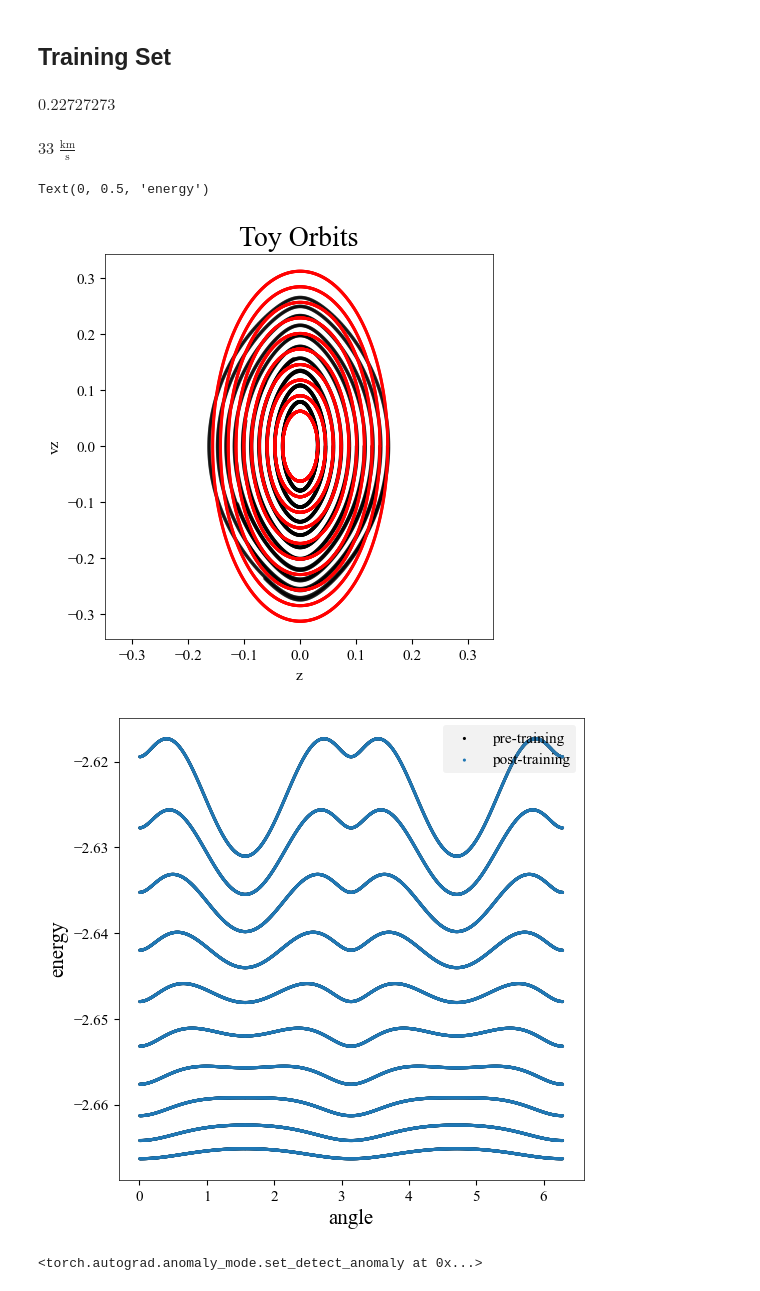
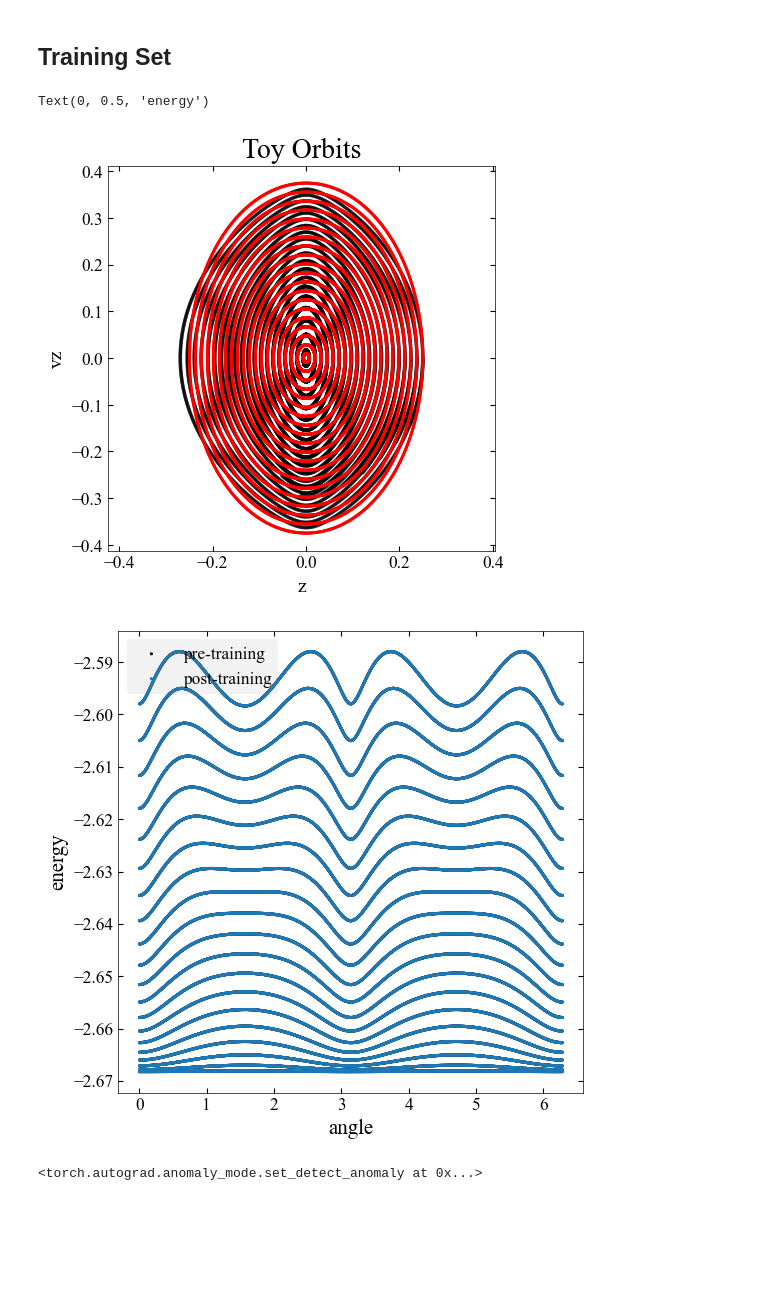
Before and after one commit to sgpfaff/orbitflows, a Jupyter notebook: realistic_exploration_1D/train_and_evaluate.ipynb, the cells around one changed output. Saved outputs shown, nothing was run; the diff lists cells and outputs as text; code cells hidden in the pictures; blank space fills up the shorter version.

Commit message:
Add load/save mechanism. Implement and train on realistic potential

```diff
--- a/realistic_exploration_1D/train_and_evaluate.ipynb
+++ b/realistic_exploration_1D/train_and_evaluate.ipynb
@@ -36,6 +33,6 @@ def isoDiskPotential(x, amp=1, sigma=0.1):
 # %%
 omega = 1 # verticalfreq(galpy_MW14,8 * u.kpc) / (2 * torch.pi)
-MW14_1D = partial(MWPotential2014, R=1.0)#(zlist/ro.value)
+MW14_1D = MWPotential2014_1D #partial(MWPotential2014, R=1.0)#(zlist/ro.value)
 # offset = torch.min(potential_values)
 # MW14_1D = lambda z : partial(MWPotential2014, R=1.0)(z) #- offset # define 1D potential
 
@@ -50,7 +47,7 @@ MN_1D = partial(MiyamotoNagaiPotential, R=1.0)#(zlist/ro.value)
 
 plt.figure(figsize=(8, 6))
 plt.plot(zlist, MW14_1D(zlist), c='r', label='MWPotential2014 (R=8 kpc)', lw=2)
-plt.plot(zlist, isoDiskPotential(zlist), c='k', linestyle='-', lw=2, alpha=1, label='IsoDiskPotential')
+plt.plot(zlist, of.isoDiskPotential(zlist), c='k', linestyle='-', lw=2, alpha=1, label='IsoDiskPotential')
 plt.plot(zlist, NFW_1D(zlist), c='b', linestyle='-', lw=2, alpha=1, label='NFW Potential (R=8 kpc)')
 plt.plot(zlist, MN_1D(zlist), c='green', linestyle='-', lw=2, alpha=1, label='Miyamoto Nagai Potential (R=8 kpc)')
 plt.plot(zlist, (omega * zlist)**2, label='SHO', linestyle='--', lw=3, alpha=0.5)
@@ -77,0 +92,15 @@ model.flow = model.flow.double()
+# %%
+# initialize model
+omega0 = 1.5 #verticalfreq(galpy_MW14,1.0) #/ (2 * torch.pi)
+model = HamiltonianMappingModel(
+    targetPotential=MW14_1D,
+    omega=omega0,
+    input_dim=2,
+    num_layers=4,
+    layer_class=SymplecticCouplingLayer,
+    conditioner=SimpleNNConditioner,
+    conditioner_args={
+        'num_layers' : 2,
+        'projection_dims' : 64,}
+    )
+model.flow = model.flow.double()
@@ -87,47 +153,39 @@ Flow(
 )
 # %% [markdown]
 ## Training Set
-# %%
-(50 * vo.unit) / vo
-# %% [output]
-$0.22727273 \; \mathrm{}$
-# %%
-0.15 * vo
-# %% [output]
-$33 \; \mathrm{\frac{km}{s}}$
 # %%
 from galpy.potential import verticalfreq
 import numpy as np
 
-n_actions = 10
+n_actions = 20
 n_angles = 1000
-training_ps, training_aa = of.generate_sho_orbits(num_orbits=n_actions, omega=omega0, t_end = 2*torch.pi / omega0, n_steps=n_angles, r_bounds=torch.tensor([0.25, 1.25])/ro.value)
+training_ps, training_aa = of.generate_sho_orbits(num_orbits=n_actions, omega=omega0, t_end = 2*torch.pi / omega0, n_steps=n_angles, r_bounds=torch.tensor([0.05, 2])/ro.value)
 training_aa = training_aa.to(torch.float64)
 
 galpy_orbits = Orbit([[1.0, 0.0, 1.0, z_i ,0.0, 0.0] for z_i in training_ps[...,0][...,0]])#[R,vR,vT(,z,vz,phi)]
 tlist = np.linspace(0, 2*verticalfreq(galpy_MW14, 1.0), 1000)
 galpy_orbits.integrate(t=tlist, pot=galpy_MW14)
 
 
 plt.figure(figsize=(5, 5))
 plt.scatter(galpy_orbits.z(tlist), galpy_orbits.vz(tlist), c='k', s=7, alpha=0.5)
 plt.scatter(*training_ps.T, s=5, c='r')
 
 plt.axis('equal')
 plt.xlabel('z')
 plt.ylabel('vz')
 plt.title('Toy Orbits', fontsize=20)
 
 plt.figure(figsize=(6, 6))
 plt.scatter(training_aa[...,0], H(training_ps, model.targetPotential).detach(), s=5, label='pre-training')
 plt.scatter(training_aa[...,0], model.hamiltonian(training_aa).detach(), s=5, label='post-training')
 plt.legend()
 plt.xlabel('angle', fontsize=15)
 plt.ylabel('energy', fontsize=15)
 # %% [output]
 Text(0, 0.5, 'energy')
-[figure, old version]
+[figure, new version]
-[figure, old version]
+[figure, new version]
 # %%
 def smoothing_term(ps, targetPotential):
     '''loss term that enforces smoothness by quantifying how much nearby points differ'''
```
Also changed, not shown: parts of 55 cells of this notebook, 23 other files.
